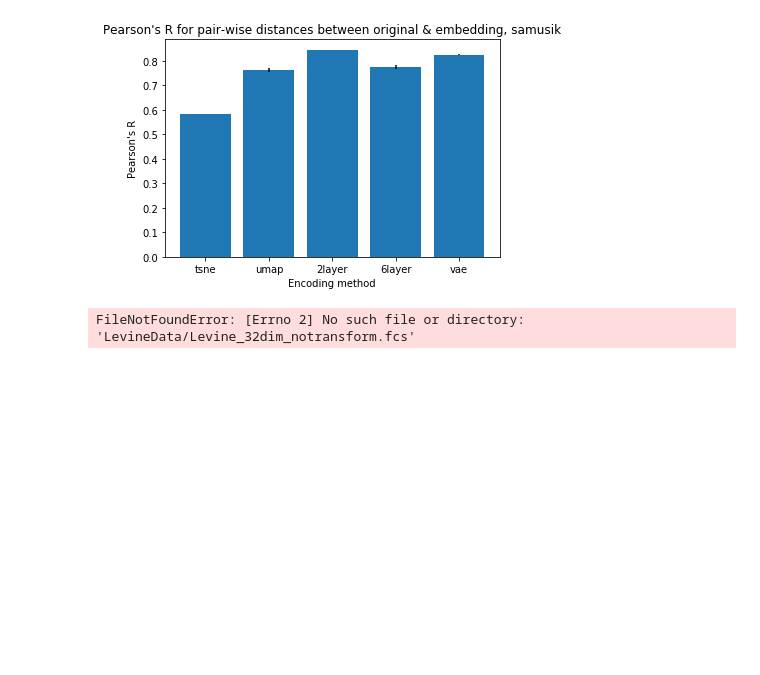
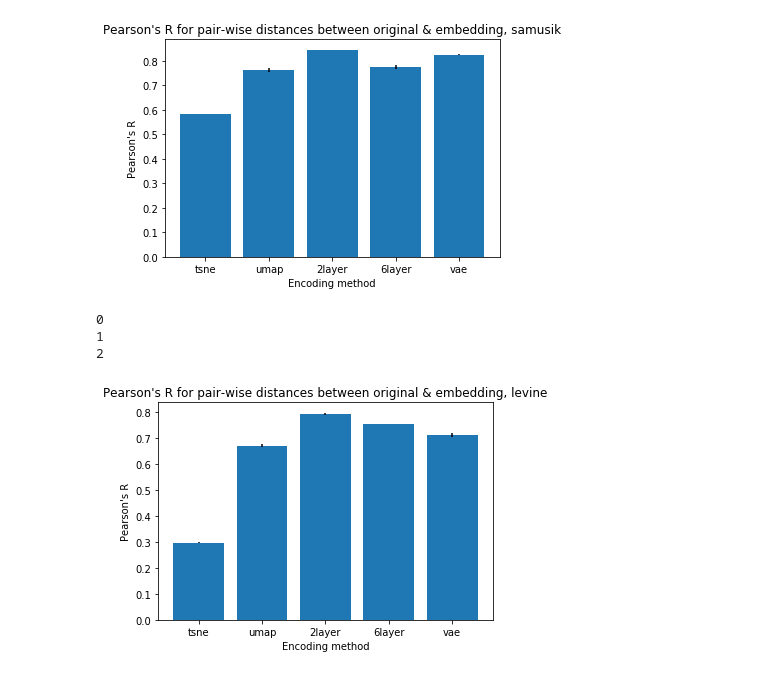
Before and after one commit to robbywaxman/GDAFinalProject, a Jupyter notebook: Metrics/Pairwise Distances.ipynb, the cells around one changed output. Drawn from its saved outputs; the diff is of its cells as text; code cells hidden in the pictures; blank space fills up the shorter version.

```diff
--- a/Metrics/Pairwise Distances.ipynb
+++ b/Metrics/Pairwise Distances.ipynb
@@ -201,13 +201,10 @@ fig.savefig("../Figures/pairwise_distance_correlations_s01")
 N = 1000
 reps = 3
 
-data_dir = "LevineData/"
+data_dir = "../LevineData/"
 levine_fn = data_dir + "Levine_32dim_notransform.fcs"
 levine = FlowCal.io.FCSData(levine_fn)
 
-# Find relevant labels
-print(levine.shape)
-print(levine.channels)
 # Columns 4-36 (0-indexed) are relevant markers
 # column 39 (0-indexed) is labels
 
@@ -216,8 +213,6 @@ non_garbage_idx = np.where(np.isnan(levine[:, 39]) == False)
 levine = levine[non_garbage_idx]
 
 levine = levine[:, 4:36]
-print(levine.shape)
-print(levine.channels)
 
 # Transform data with arcsinh
 levine = np.arcsinh(np.array(levine))
@@ -229,11 +224,11 @@ levine = levine[:, 10:47]
 levine = np.arcsinh(np.array(levine))
 
 # Load other embeddings
-levine_tsne = np.load("Embeddings/levine_tsne.npy")
-levine_umap = np.load("Embeddings/levine_umap.npy")
-levine_2layer = np.load("Embeddings/levine_2layer.npy")
-levine_6layer = np.load("Embeddings/levine_6layer.npy")
-levine_vae = np.load("Embeddings/levine_vae.npy")
+levine_tsne = np.load("../Embeddings/levine_tsne.npy")
+levine_umap = np.load("../Embeddings/levine_umap.npy")
+levine_2layer = np.load("../Embeddings/levine_2layer.npy")
+levine_6layer = np.load("../Embeddings/levine_6layer.npy")
+levine_vae = np.load("../Embeddings/levine_vae.npy")
 
 tsne_Rs = []
 umap_Rs = []
@@ -261,31 +256,34 @@ for i in range(reps):
     vae_R, vae_p = stats.pearsonr(origD, vae_D)
 
     tsne_Rs.append(tsne_R)
     umap_Rs.append(umap_R)
     twolayer_Rs.append(twolayer_R)
     sixlayer_Rs.append(sixlayer_R)
     vae_Rs.append(vae_R)
 
 tsne_R_mean = np.mean(tsne_Rs)
 umap_R_mean = np.mean(umap_Rs)
 twolayer_R_mean = np.mean(twolayer_Rs)
 sixlayer_R_mean = np.mean(sixlayer_Rs)
 vae_R_mean = np.mean(vae_Rs)
 
 tsne_R_std = np.std(tsne_Rs)
 umap_R_std = np.std(umap_Rs)
 twolayer_R_std = np.std(twolayer_Rs)
 sixlayer_R_std = np.std(sixlayer_Rs)
 vae_R_std = np.std(vae_Rs)
 
 fig, ax = plt.subplots()
 ax.bar(np.arange(5), [tsne_R_mean, umap_R_mean, twolayer_R_mean, sixlayer_R_mean, vae_R_mean],
             yerr=[tsne_R_std, umap_R_std, twolayer_R_std, sixlayer_R_std, vae_R_std])
 ax.set_xticklabels(["", "tsne", "umap", "2layer", "6layer", "vae"])
 ax.set_xlabel("Encoding method")
 ax.set_ylabel("Pearson's R")
 ax.set_title("Pearson's R for pair-wise distances between original & embedding, levine")
 
 fig.savefig("../Figures/pairwise_distance_correlations_levine")
 # %% [output]
-FileNotFoundError: [Errno 2] No such file or directory: 'LevineData/Levine_32dim_notransform.fcs'
+0
+1
+2
+[figure, added]
```
Also changed, not shown: 7 other files.
